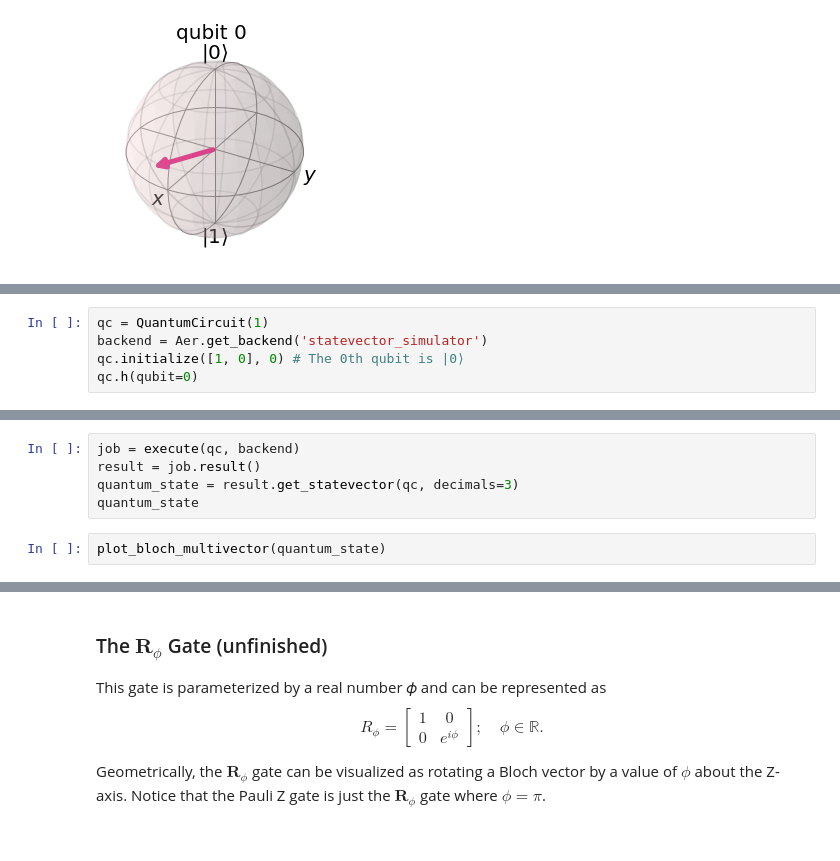
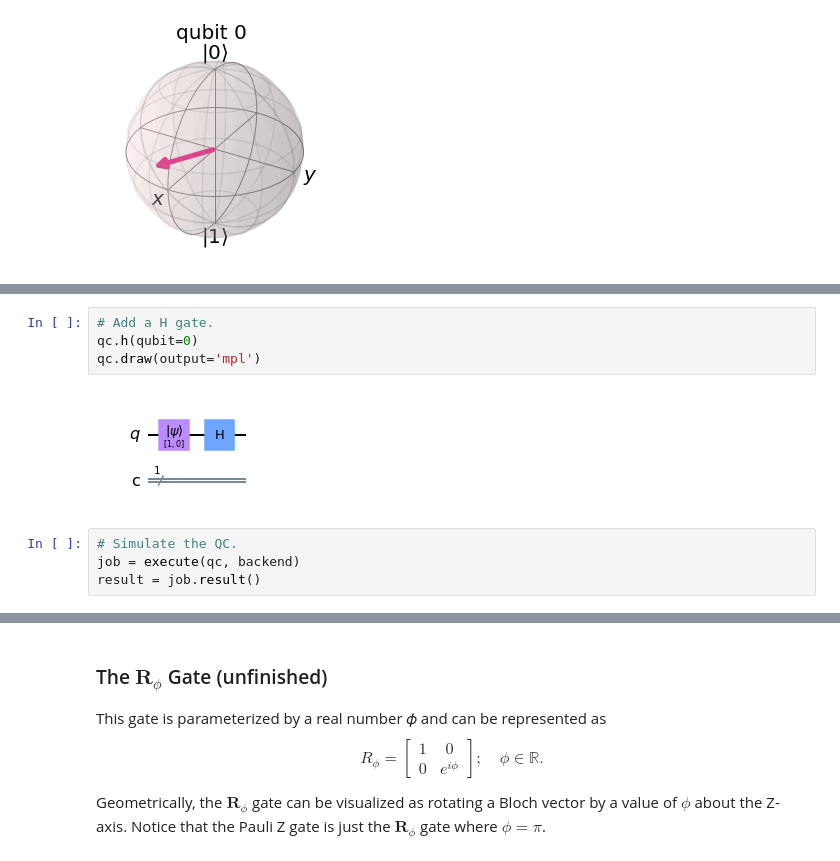
Before and after one commit to vicente-gonzalez-ruiz/quantum_computing, a Jupyter notebook: quantum_computing.ipynb, the cells around one changed output, grey strips where cells are left out. Drawn from its saved outputs; the diff is of its cells as text.

```diff
--- a/quantum_computing.ipynb
+++ b/quantum_computing.ipynb
@@ -907,5 +867,0 @@ plot_bloch_multivector(quantum_state)
-# %%
-qc = QuantumCircuit(1)
-backend = Aer.get_backend('statevector_simulator')
-qc.initialize([1, 0], 0) # The 0th qubit is |0⟩
-qc.h(qubit=0)
@@ -912,7 +877,10 @@ qc.h(qubit=0)
+# %%
+# Add a H gate.
+qc.h(qubit=0)
+qc.draw(output='mpl')
+# %% [output]
+[figure, added]
 # %%
+# Simulate the QC.
 job = execute(qc, backend)
 result = job.result()
-quantum_state = result.get_statevector(qc, decimals=3)
-quantum_state
-# %%
-plot_bloch_multivector(quantum_state)
```
Also changed, not shown: parts of 52 cells of this notebook.
